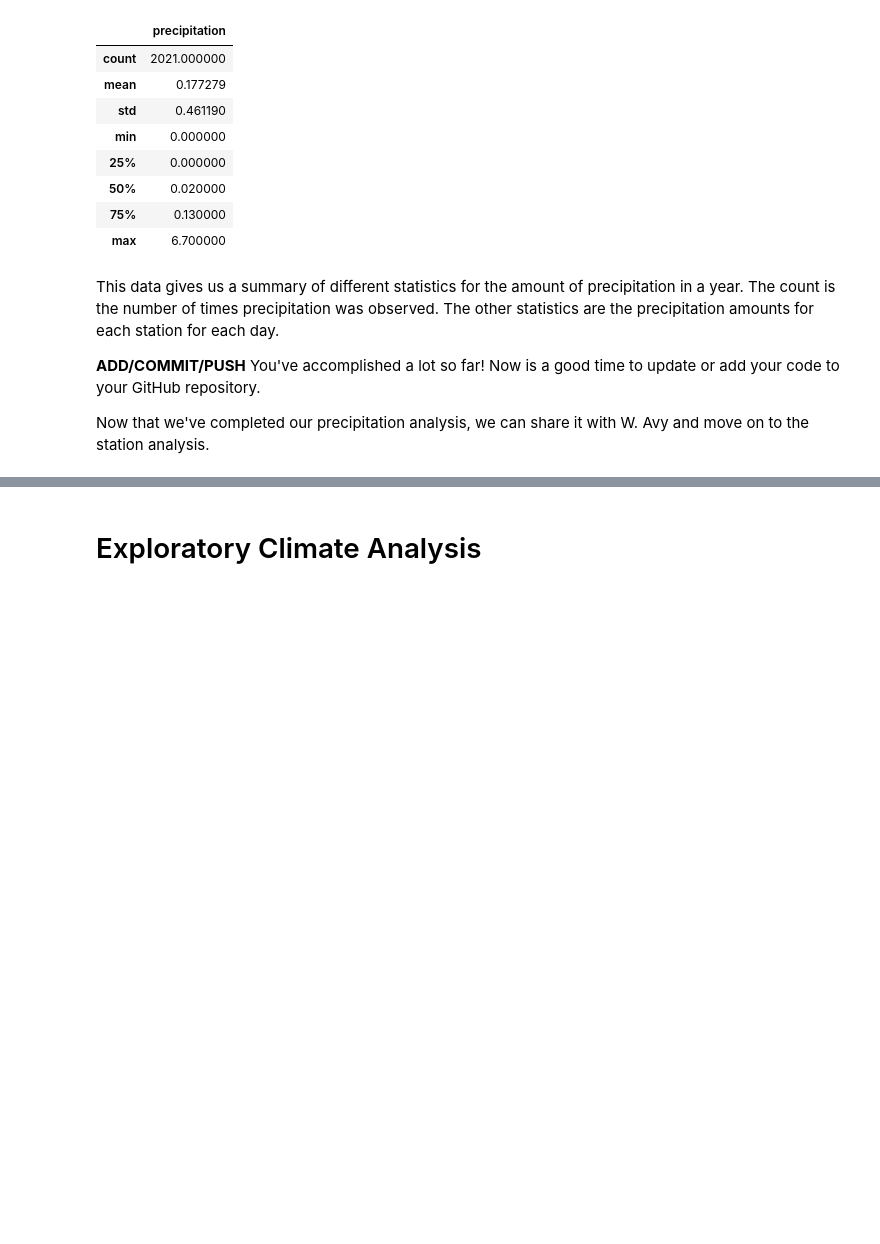
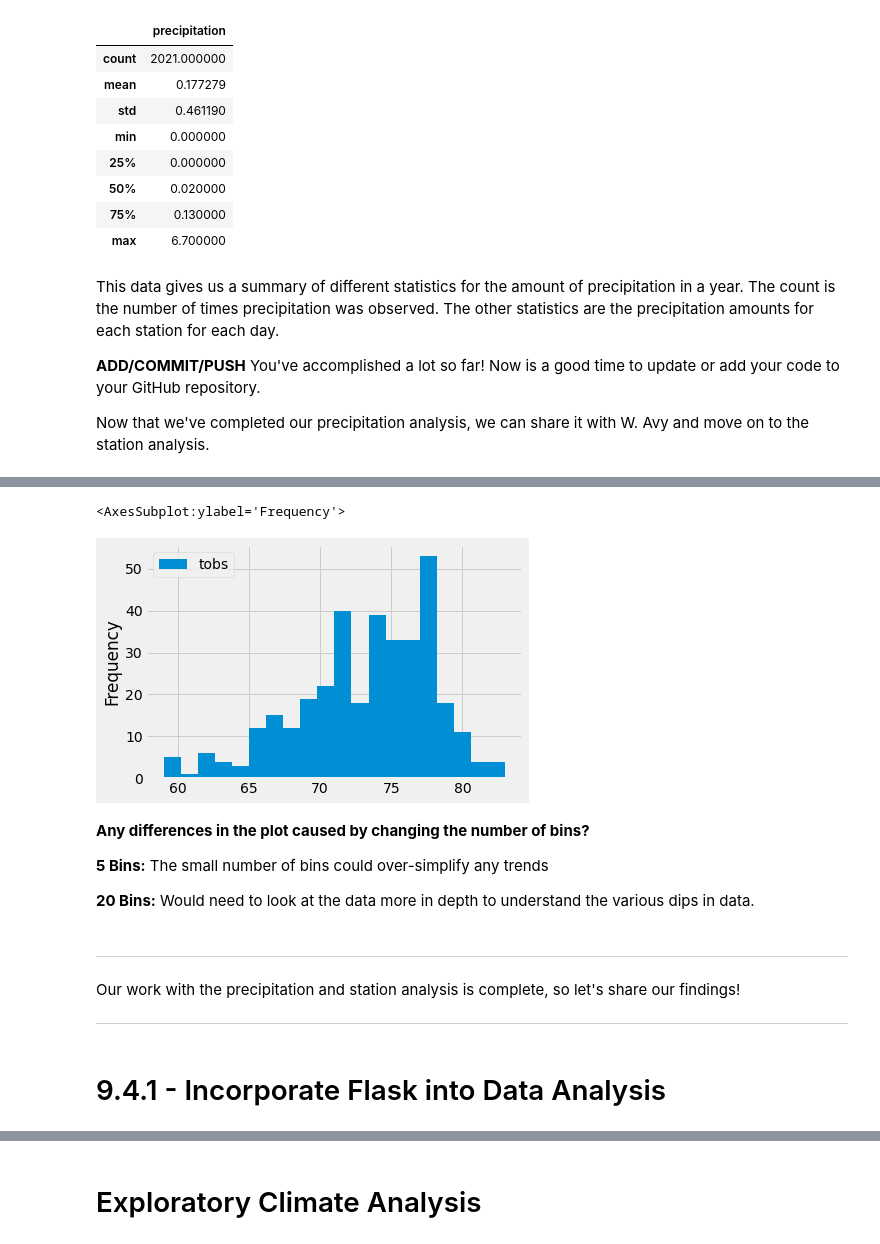
Before and after one commit to mrmarken/surfs_up, a Jupyter notebook: climate_analysis.ipynb, the cells around one changed output, grey strips where cells are left out. Cells and saved outputs as stored; diff of their text form; code cells hidden in the pictures; blank space fills up the shorter version.

```diff
--- a/climate_analysis.ipynb
+++ b/climate_analysis.ipynb
@@ -487,0 +805,17 @@ Now that we've completed our precipitation analysis, we can share it with W. Avy
+# %%
+df.plot.hist(bins=20)
+# %% [output]
+<AxesSubplot:ylabel='Frequency'>
+[figure, added]
+# %% [markdown]
+**Any differences in the plot caused by changing the number of bins?**
+
+**5 Bins:** The small number of bins could over-simplify any trends
+
+**20 Bins:** Would need to look at the data more in depth to understand the various dips in data.
+# %% [markdown]
+***
+Our work with the precipitation and station analysis is complete, so let's share our findings!
+***
+# %% [markdown]
+# 9.4.1 - Incorporate Flask into Data Analysis
```
Also changed, not shown: parts of 57 cells of this notebook, 1 other file.
